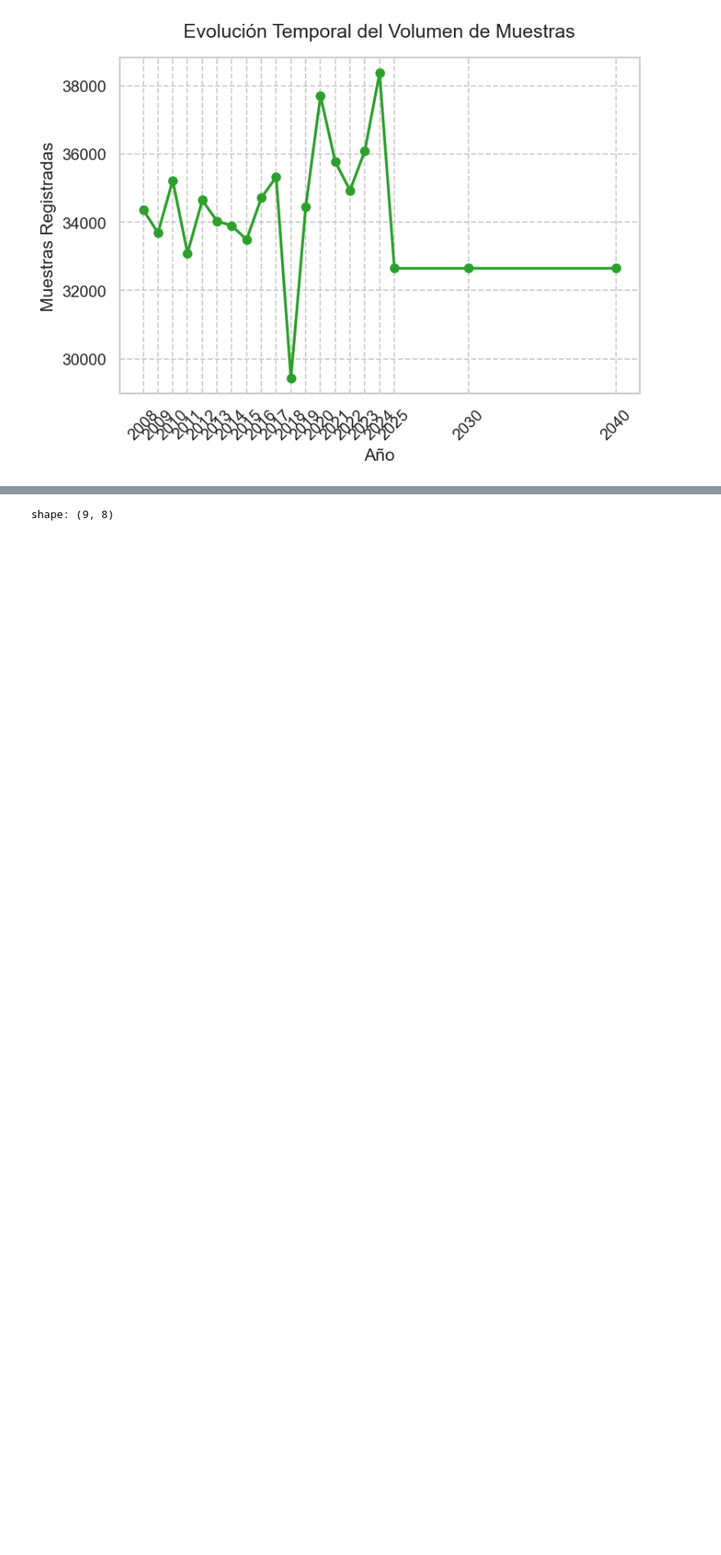
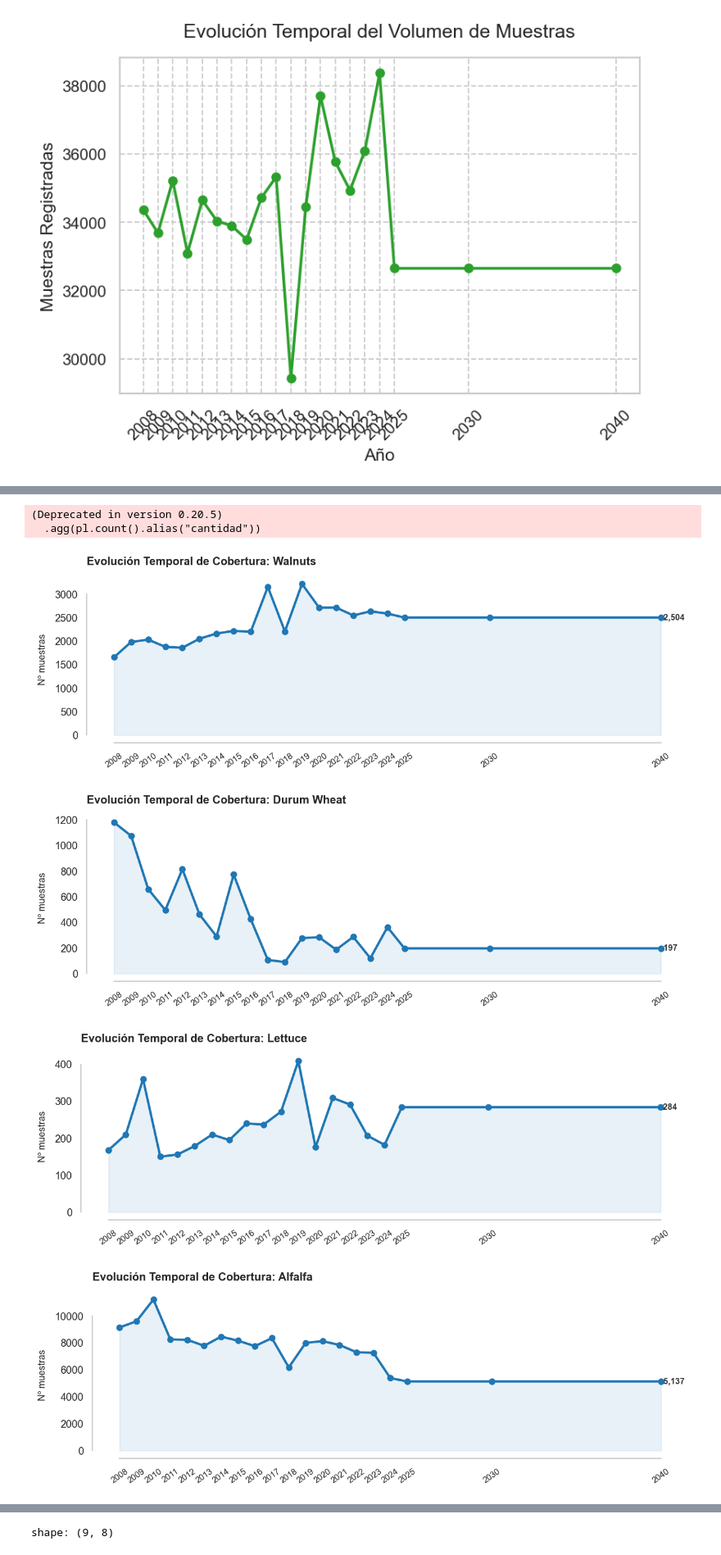
Before and after one commit to lesliemosquera96-netizen/TFM_Recomendador_cultivos, a Jupyter notebook: src/EDA/EDA.ipynb, the cells around one changed output, grey strips where cells are left out. Shown at 82% size. Drawn from its saved outputs; the diff is of its cells as text; code cells hidden in the pictures; blank space fills up the shorter version.

```diff
--- a/src/EDA/EDA.ipynb
+++ b/src/EDA/EDA.ipynb
@@ -422,0 +497,64 @@ shape: (20, 2)
+# %%
+# 1. Agrupar por año y cultivo para calcular las frecuencias temporales
+df_evolucion = (
+    df2.group_by(["year", "crop_name"])
+    .agg(pl.count().alias("cantidad"))
+    .sort(["crop_name", "year"])
+)
+
+# 2. Obtener la lista única de cultivos (excluyendo el doble cultivo marginal si ya lo filtraste)
+lista_cultivos = [c for c in df_evolucion["crop_name"].unique().to_list() if "Dbl Crop" not in c]
+
+# 3. Bucle automatizado para renderizar una gráfica independiente por cultivo
+for cultivo in lista_cultivos:
+
+    # Filtrar los datos específicos del cultivo actual
+    df_crop = df_evolucion.filter(pl.col("crop_name") == cultivo)
+
+    # Extraer los ejes a listas nativas de Python para el motor gráfico
+    anos = df_crop["year"].to_list()
+    cantidades = df_crop["cantidad"].to_list()
+
+    # Configurar lienzo minimalista (estilo 'white' sin grid de fondo)
+    sns.set_theme(style="white")
+    fig, ax = plt.subplots(figsize=(10, 3.5))
+
+    # Dibujar la línea de tendencia y los marcadores de los puntos anuales
+    # Usamos una tonalidad azul-verdosa corporativa consistente con la paleta previa
+    ax.plot(anos, cantidades, color="#1f77b4", linewidth=2.5, marker="o", markersize=6, label=cultivo)
+
+    # Rellenar sutilmente el área bajo la curva para darle cuerpo visual (Opcional, estilo elegante)
+    ax.fill_between(anos, cantidades, color="#1f77b4", alpha=0.1)
+
+    # Personalización de títulos y etiquetas individuales
+    ax.set_title(f"Evolución Temporal de Cobertura: {cultivo}", fontsize=12, fontweight="bold", loc="left", pad=12)
+    ax.set_ylabel("Nº muestras", fontsize=10, labelpad=8)
+
+    # Forzar a que el eje X muestre los años de forma limpia y entera (evita decimales flotantes)
+    ax.set_xticks(anos)
+    ax.set_xticklabels([str(int(a)) for a in anos], rotation=35, fontsize=9)
+
+    # Resaltar el valor del último año disponible colocando una etiqueta de datos de cierre
+    if len(cantidades) > 0:
+        ax.text(
+            anos[-1], cantidades[-1], f" {int(cantidades[-1]):,}",
+            fontsize=9, fontweight="bold", color="#333333", va="center", ha="left"
+        )
+
+    # Optimización del Data-Ink Ratio: remover recuadros sobrantes
+    sns.despine(left=False, bottom=False, trim=True)
+    ax.spines['left'].set_color('#cccccc')
+    ax.spines['bottom'].set_color('#cccccc')
+
+    # Ajustar márgenes para que no se corten los títulos
+    plt.tight_layout()
+
+    # Mostrar la gráfica actual antes de pasar a la siguiente iteración del bucle
+    plt.show()
+# %% [output]
+(Deprecated in version 0.20.5)
+  .agg(pl.count().alias("cantidad"))
+[figure, added]
+[figure, added]
+[figure, added]
+[figure, added]
```
Also changed, not shown: parts of 23 cells of this notebook.
